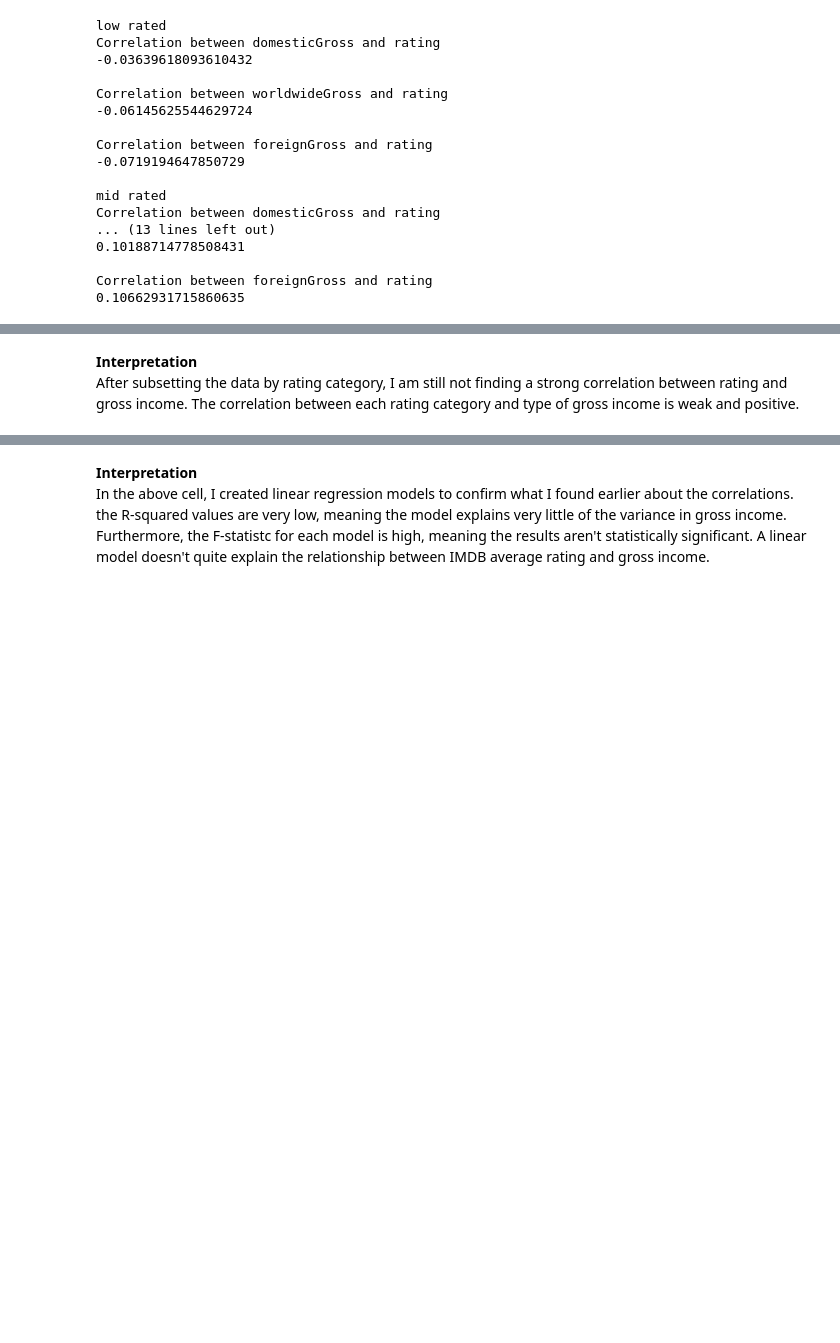
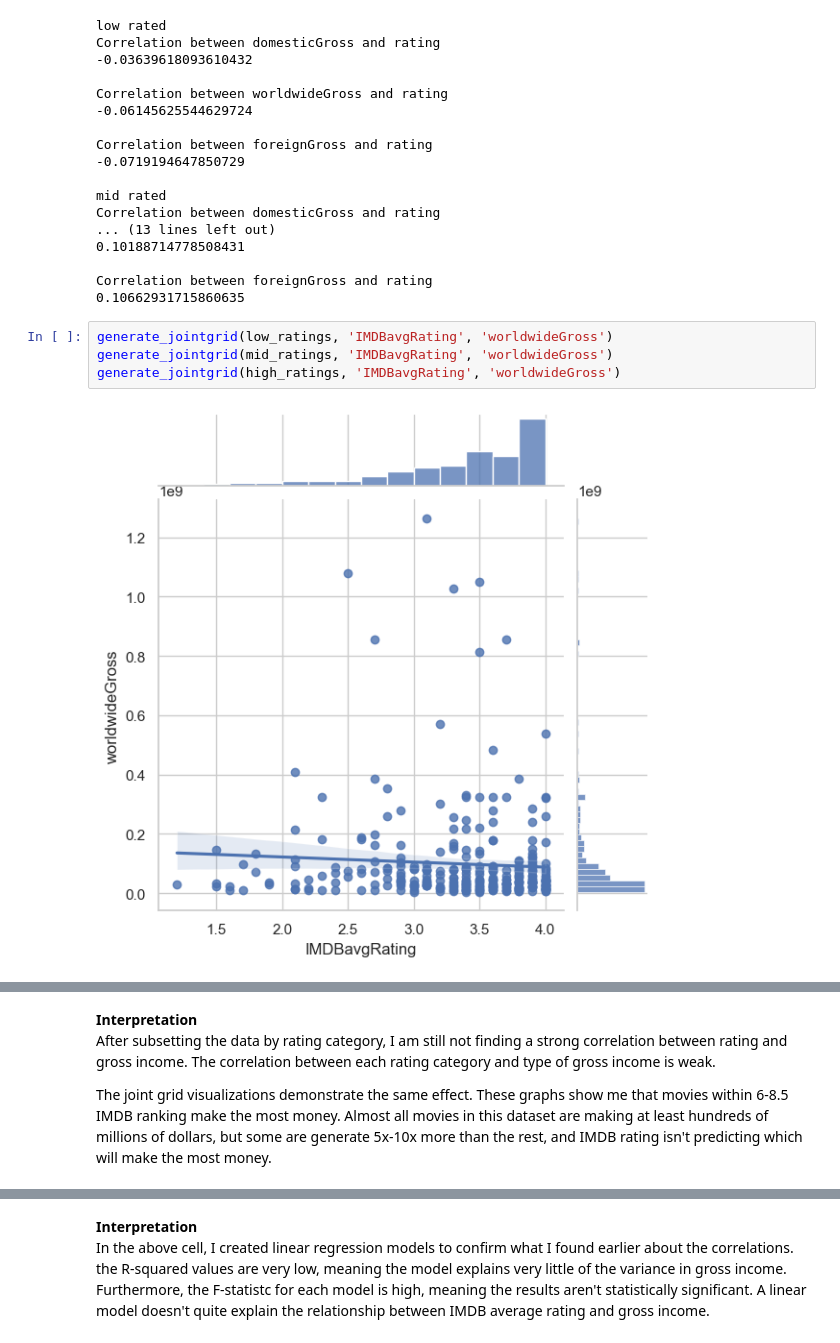
Before and after one commit to lundnm/Movie_Analysis, a Jupyter notebook: analysis_lunden.ipynb, the cells around one changed output, grey strips where cells are left out. Drawn from its saved outputs; the diff is of its cells as text; blank space fills up the shorter version.

```diff
--- a/analysis_lunden.ipynb
+++ b/analysis_lunden.ipynb
@@ -169,3 +206,9 @@ Correlation between domesticGross and rating
 
 Correlation between foreignGross and rating
 0.10662931715860635
+# %%
+generate_jointgrid(low_ratings, 'IMDBavgRating', 'worldwideGross')
+generate_jointgrid(mid_ratings, 'IMDBavgRating', 'worldwideGross')
+generate_jointgrid(high_ratings, 'IMDBavgRating', 'worldwideGross')
+# %% [output]
+[figure, added]
@@ -172,4 +217,6 @@ Correlation between foreignGross and rating
 # %% [markdown]
 **Interpretation**\
-After subsetting the data by rating category, I am still not finding a strong correlation between rating and gross income. The correlation between each rating category and type of gross income is weak and positive.
+After subsetting the data by rating category, I am still not finding a strong correlation between rating and gross income. The correlation between each rating category and type of gross income is weak.
+
+The joint grid visualizations demonstrate the same effect. These graphs show me that movies within 6-8.5 IMDB ranking make the most money. Almost all movies in this dataset are making at least hundreds of millions of dollars, but some are generate 5x-10x more than the rest, and IMDB rating isn't predicting which will make the most money.
 # %%
```
Also changed, not shown: parts of 12 cells of this notebook.
